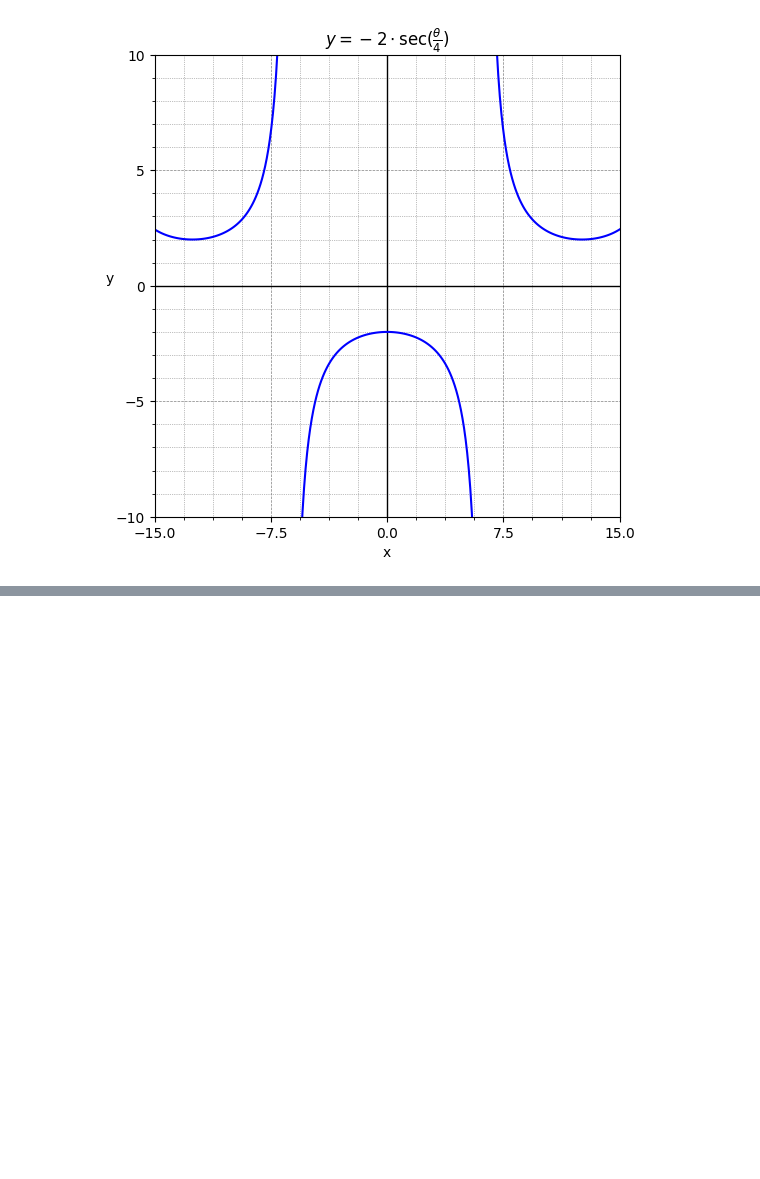
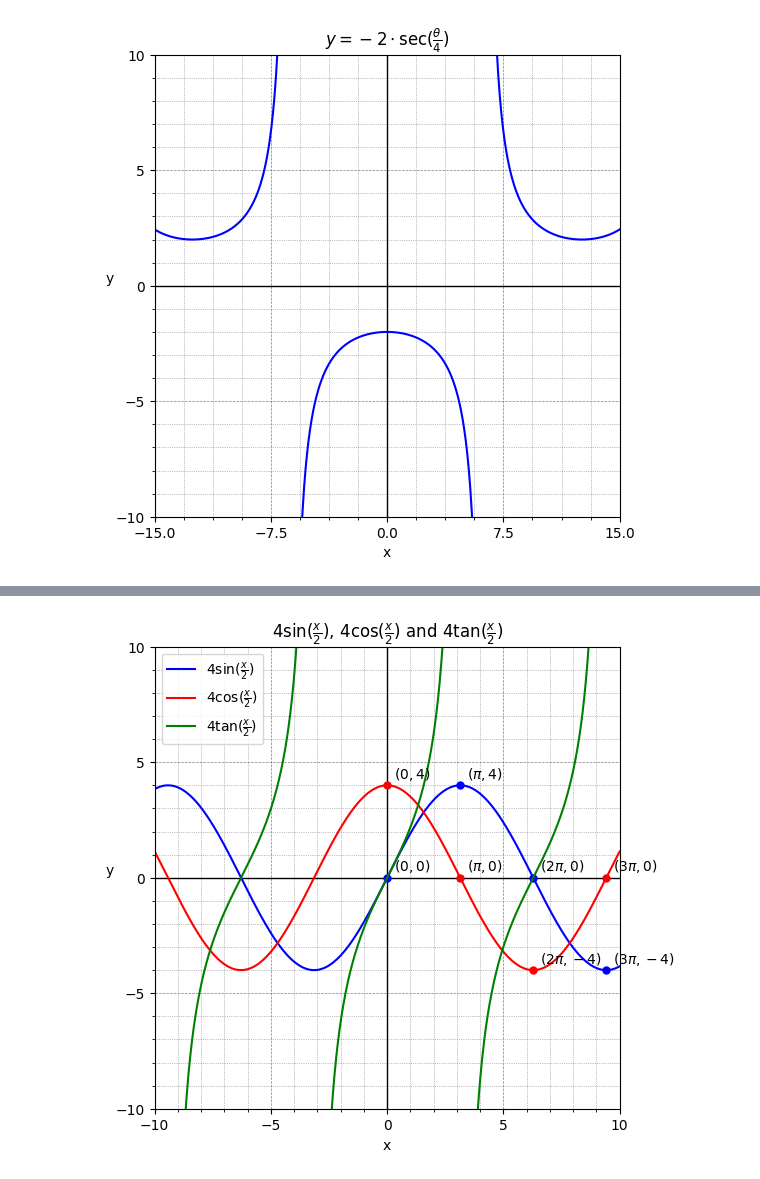
Before and after one commit to seanjiangsh/math-practice, a Jupyter notebook: trigonometry/practice.ipynb, the cells around one changed output, grey strips where cells are left out. Saved outputs shown, nothing was run; the diff lists cells and outputs as text; code cells hidden in the pictures; blank space fills up the shorter version.

```diff
--- a/trigonometry/practice.ipynb
+++ b/trigonometry/practice.ipynb
@@ -293,0 +330,44 @@ plot_lines(title, lines, limits=limits)
+# %%
+# y= 4 sin(x/2)
+x = np.linspace(-10, 10, 800)
+y1 = (lambda x: 4*np.sin(x/2))(x)
+label_1 = "$4\\sin(\\frac{x}{2})$"
+point_1 = [
+    {"x": 0, "y": 0, "label": "$(0, 0)$"},
+    {"x": math.pi, "y": 4, "label": "$(\\pi, 4)$"},
+    {"x": 2*math.pi, "y": 0, "label": "$(2\\pi, 0)$"},
+    {"x": 3*math.pi, "y": -4, "label": "$(3\\pi, -4)$"}
+]
+line_1 = {"x": x, "y": y1, "label": label_1, "points": point_1}
+
+lines = [line_1]
+
+# y= 4 cos(x/2)
+y2 = (lambda x: 4*np.cos(x/2))(x)
+label_2 = "$4\\cos(\\frac{x}{2})$"
+point_2 = [
+    {"x": 0, "y": 4, "label": "$(0, 4)$"},
+    {"x": math.pi, "y": 0, "label": "$(\\pi, 0)$"},
+    {"x": 2*math.pi, "y": -4, "label": "$(2\\pi, -4)$"},
+    {"x": 3*math.pi, "y": 0, "label": "$(3\\pi, 0)$"}
+]
+line_2 = {"x": x, "y": y2, "label": label_2, "points": point_2, "color": "red"}
+
+lines.append(line_2)
+
+# y= 4 tan(x/2)
+y3 = (lambda x: 4*np.tan(x/2))(x)
+
+# Find peaks and segment lines
+for seg in get_segment_lines_by_peaks(x, y3):
+    seg["color"] = "green"
+    lines.append(seg)
+
+# Add the label for 1st segment
+lines[2]["label"] = "$4\\tan(\\frac{x}{2})$"
+
+title = "$4\\sin(\\frac{x}{2})$, $4\\cos(\\frac{x}{2})$ and $4\\tan(\\frac{x}{2})$"
+
+plot_lines(title, lines)
+# %% [output]
+[figure, added]
```
Also changed, not shown: parts of 3 cells of this notebook.
